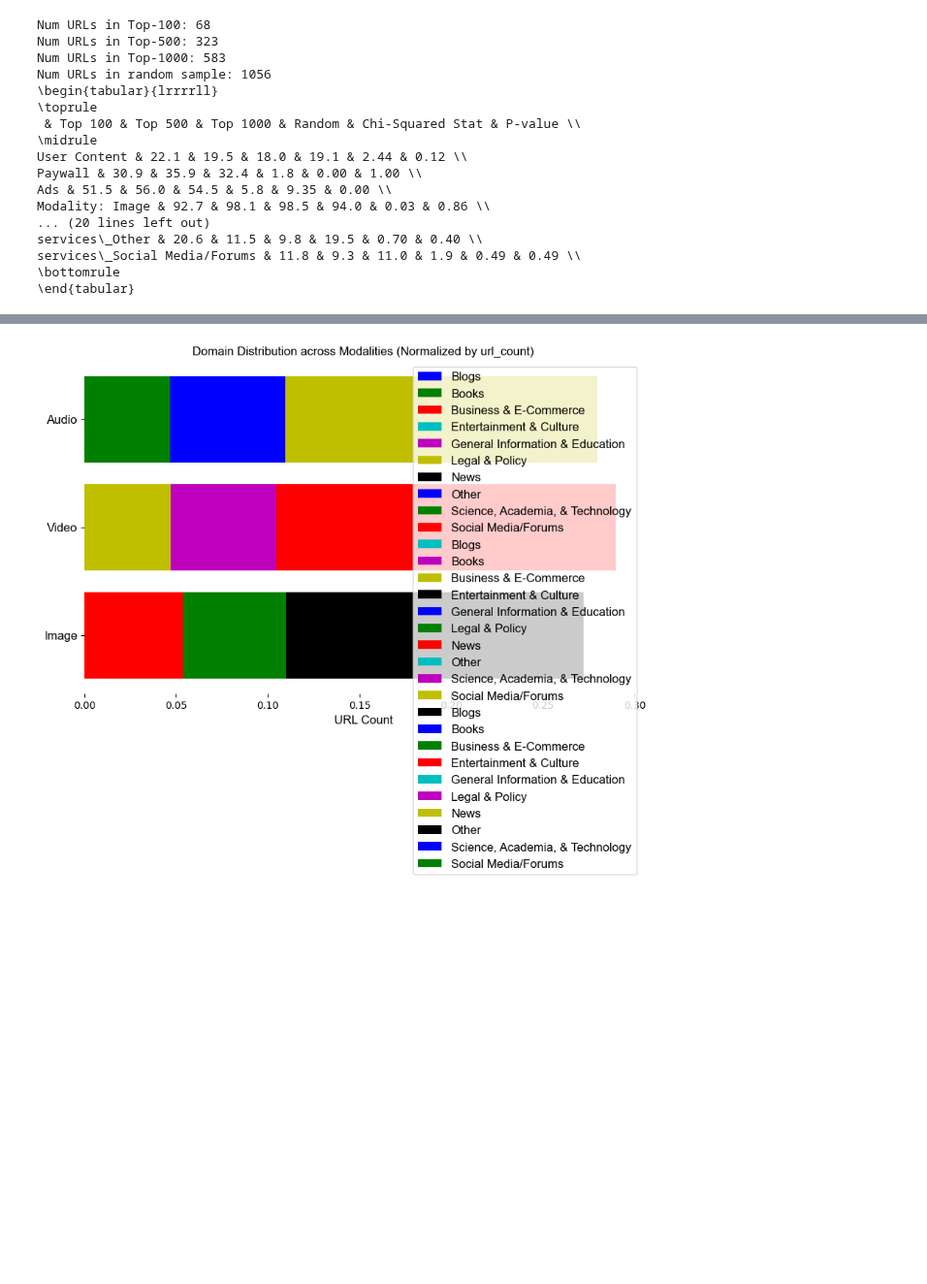
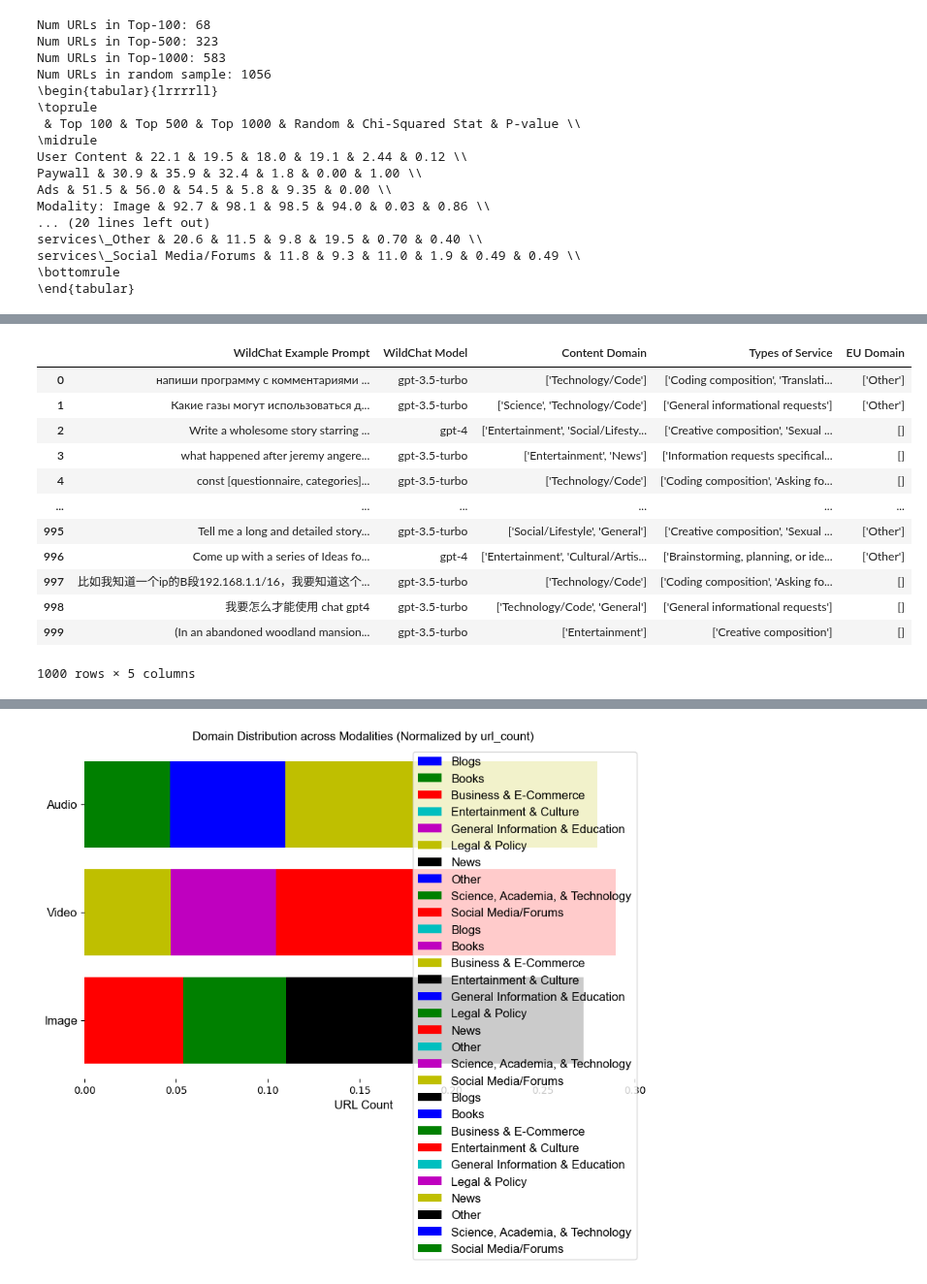
Before and after one commit to Data-Provenance-Initiative/Data-Provenance-Collection, a Jupyter notebook: src/analysis/market_analysis.ipynb, the cells around one changed output, grey strips where cells are left out. Shown at 97% size. Cells and saved outputs as stored; diff of their text form; code cells hidden in the pictures; blank space fills up the shorter version.

```diff
--- a/src/analysis/market_analysis.ipynb
+++ b/src/analysis/market_analysis.ipynb
@@ -173,3 +201,5 @@ chart = plot_altair_stacked_services_paywall(df, x_value='total_tokens')
 chart.show()
 # %% [output]
 [interactive output not drawn]
+# %%
+wildchat_df = pd.read_csv("test_data/wildchat_annotations.csv")
@@ -175,0 +212,18 @@ chart.show()
+# %%
+wildchat_df = wildchat_df.explode('Types of Service')
+# %%
+wildchat_df
+# %% [output]
+|  | WildChat Example Prompt | WildChat Model | Content Domain | Types of Service | EU Domain |
+| 0 | напиши программу с комментариями ... | gpt-3.5-turbo | ['Technology/Code'] | ['Coding composition', 'Translati... | ['Other'] |
+| 1 | Какие газы могут использоваться д... | gpt-3.5-turbo | ['Science', 'Technology/Code'] | ['General informational requests'] | ['Other'] |
+| 2 | Write a wholesome story starring ... | gpt-4 | ['Entertainment', 'Social/Lifesty... | ['Creative composition', 'Sexual ... | [] |
+| 3 | what happened after jeremy angere... | gpt-3.5-turbo | ['Entertainment', 'News'] | ['Information requests specifical... | [] |
+| 4 | const [questionnaire, categories]... | gpt-3.5-turbo | ['Technology/Code'] | ['Coding composition', 'Asking fo... | [] |
+| ... | ... | ... | ... | ... | ... |
+| 995 | Tell me a long and detailed story... | gpt-3.5-turbo | ['Social/Lifestyle', 'General'] | ['Creative composition', 'Sexual ... | ['Other'] |
+| 996 | Come up with a series of Ideas fo... | gpt-4 | ['Entertainment', 'Cultural/Artis... | ['Brainstorming, planning, or ide... | ['Other'] |
+| 997 | 比如我知道一个ip的B段192.168.1.1/16，我要知道这个... | gpt-3.5-turbo | ['Technology/Code'] | ['Coding composition', 'Asking fo... | [] |
+| 998 | 我要怎么才能使用 chat gpt4 | gpt-3.5-turbo | ['Technology/Code', 'General'] | ['General informational requests'] | [] |
+| 999 | (In an abandoned woodland mansion... | gpt-3.5-turbo | ['Entertainment'] | ['Creative composition'] | [] |
+1000 rows × 5 columns
```
Also changed, not shown: parts of 7 cells of this notebook, 4 other files.
